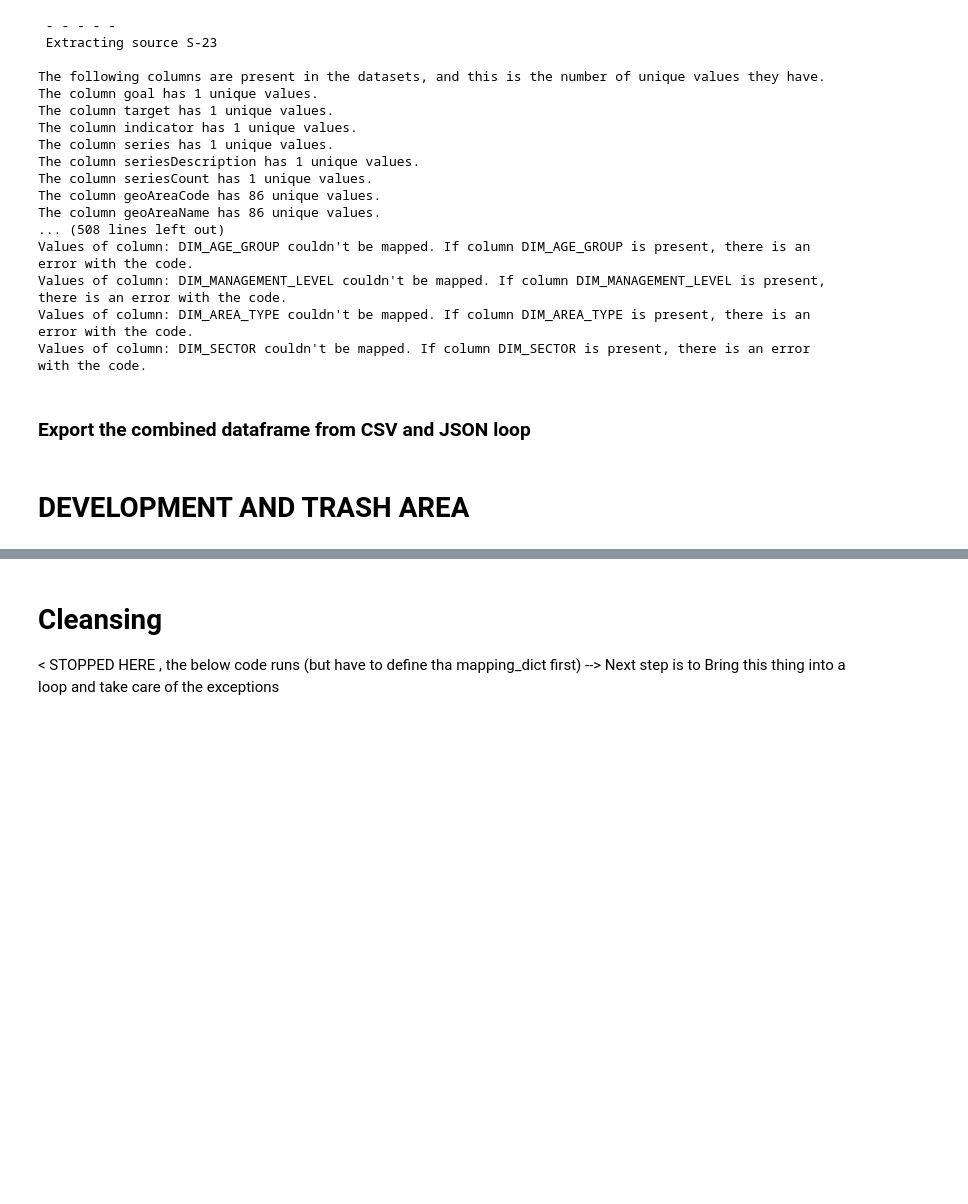
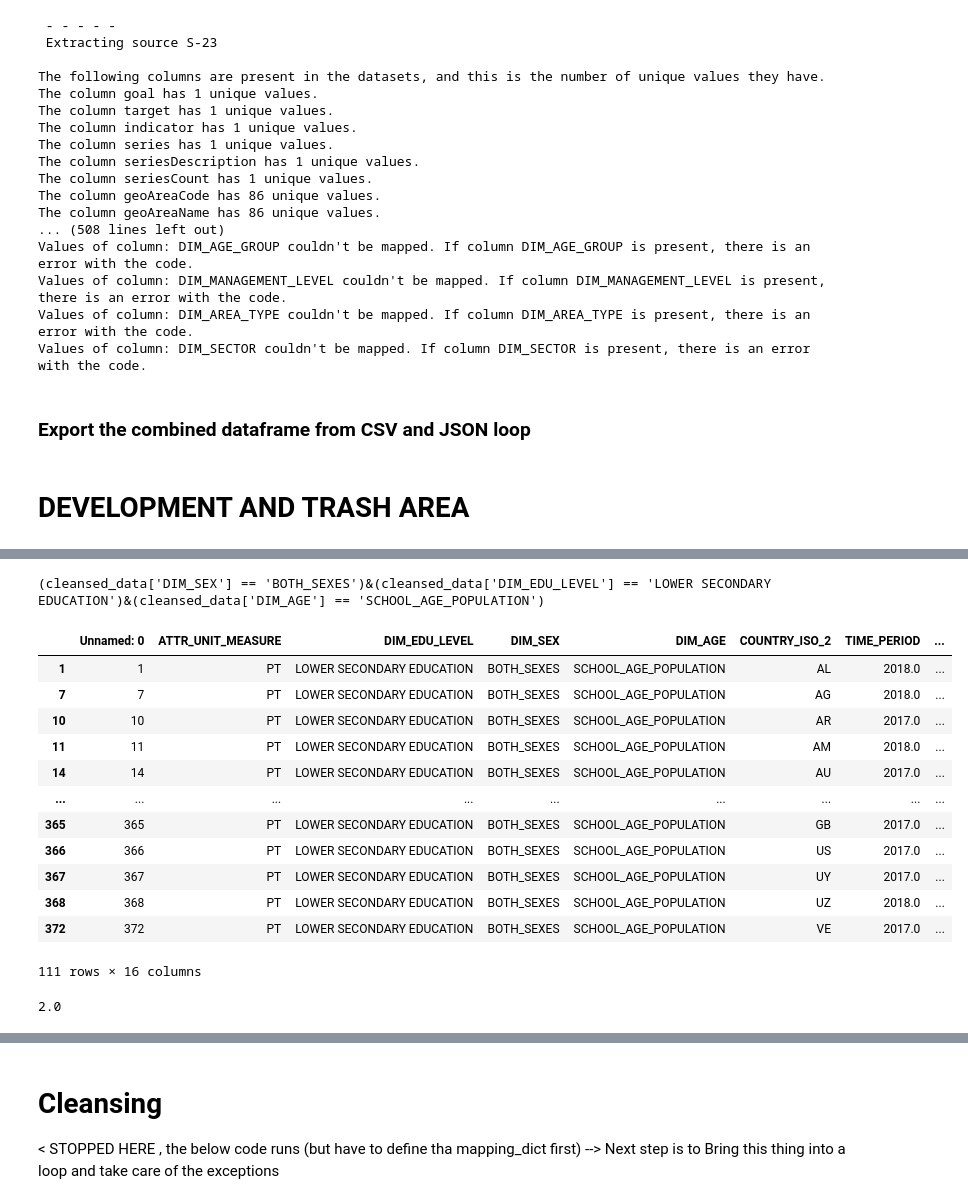
Before and after one commit to m-g-d-c/crba-etl, a Jupyter notebook: main_refactor.ipynb, the cells around one changed output, grey strips where cells are left out. Cells and saved outputs as stored; diff of their text form; code cells hidden in the pictures; blank space fills up the shorter version.

```diff
--- a/main_refactor.ipynb
+++ b/main_refactor.ipynb
@@ -364,6 +376,19 @@ for index, row in api_sources.iterrows():
     except:
        print("There was an issue with cleansing of source {}".format(row["SOURCE_ID"]))
 
+    # Normalizing section
+    try:
+        dataframe_normalized = normalizer(
+            cleansed_data = dataframe_cleansed,
+            cat_var = row["VALUE_LABELS"],
+            is_inverted = row["INVERT_NORMALIZATION"],
+            row["DIMENSION_VALUES_NORMALIZATION"]
+        )
+
+    except:
+        print("There was an issue with normalizing this source")
+
+
     # Append dataframe to combined dataframe
     combined_cleansed_csv = combined_cleansed_csv.append(
         other = dataframe_cleansed
@@ -415,3 +851,62 @@ combined_cleansed_csv.to_csv(
+# %%
+def subset_creator(
+    cleansed_data,
+    **dimensions
+):
+    # Empty string which will be filled with subset conditions
+    subset = ""
+
+    # Run loop to get dimensions vaues specified in **dimensions
+    for key in dimensions:
+        subset += "(cleansed_data['{}'] == '{}')&".format(
+            key,
+            dimensions[key]
+        )
+
+    # Get rid of the "&-sign" at the end
+    subset = subset.rstrip("& ")
+
+    # Just for dev:
+    print(subset)
+
+    # Subset
+    cleansed_data_subset = cleansed_data[eval(subset)]
+
+    #
+    # print(cleansed_data_subset)
+
+    # Return cleansed data
+    return cleansed_data_subset
+
+
+s55_cleansed = pd.read_csv(
+    filepath_or_buffer = data_sources_cleansed / "S-55_cleansed.csv",
+    sep = ";"
+)
+
+s55_subset = subset_creator(
+    cleansed_data = s55_cleansed,
+    DIM_SEX = "BOTH_SEXES",
+    DIM_EDU_LEVEL = "LOWER SECONDARY EDUCATION",
+    DIM_AGE = "SCHOOL_AGE_POPULATION"
+)
+
+s55_subset
+# %% [output]
+(cleansed_data['DIM_SEX'] == 'BOTH_SEXES')&(cleansed_data['DIM_EDU_LEVEL'] == 'LOWER SECONDARY EDUCATION')&(cleansed_data['DIM_AGE'] == 'SCHOOL_AGE_POPULATION')
+|  | Unnamed: 0 | ATTR_UNIT_MEASURE | DIM_EDU_LEVEL | DIM_SEX | DIM_AGE | COUNTRY_ISO_2 | TIME_PERIOD | ... |
+| 1 | 1 | PT | LOWER SECONDARY EDUCATION | BOTH_SEXES | SCHOOL_AGE_POPULATION | AL | 2018.0 | ... |
+| 7 | 7 | PT | LOWER SECONDARY EDUCATION | BOTH_SEXES | SCHOOL_AGE_POPULATION | AG | 2018.0 | ... |
+| 10 | 10 | PT | LOWER SECONDARY EDUCATION | BOTH_SEXES | SCHOOL_AGE_POPULATION | AR | 2017.0 | ... |
+| 11 | 11 | PT | LOWER SECONDARY EDUCATION | BOTH_SEXES | SCHOOL_AGE_POPULATION | AM | 2018.0 | ... |
+| 14 | 14 | PT | LOWER SECONDARY EDUCATION | BOTH_SEXES | SCHOOL_AGE_POPULATION | AU | 2017.0 | ... |
+| ... | ... | ... | ... | ... | ... | ... | ... | ... |
+| 365 | 365 | PT | LOWER SECONDARY EDUCATION | BOTH_SEXES | SCHOOL_AGE_POPULATION | GB | 2017.0 | ... |
+| 366 | 366 | PT | LOWER SECONDARY EDUCATION | BOTH_SEXES | SCHOOL_AGE_POPULATION | US | 2017.0 | ... |
+| 367 | 367 | PT | LOWER SECONDARY EDUCATION | BOTH_SEXES | SCHOOL_AGE_POPULATION | UY | 2017.0 | ... |
+| 368 | 368 | PT | LOWER SECONDARY EDUCATION | BOTH_SEXES | SCHOOL_AGE_POPULATION | UZ | 2018.0 | ... |
+| 372 | 372 | PT | LOWER SECONDARY EDUCATION | BOTH_SEXES | SCHOOL_AGE_POPULATION | VE | 2017.0 | ... |
+111 rows × 16 columns
 # %%
 #
 
@@ -449,5 +944,10 @@ def map_values(
         #    ))
 
     return dataframe
+# %%
+
+s55_raw["REF_AREA"].apply(lambda x: len(str(x))).quantile(q=0.25)
+# %% [output]
+2.0
 # %%
 # Extract data
```
Also changed, not shown: parts of 12 cells of this notebook, 4 other files.
